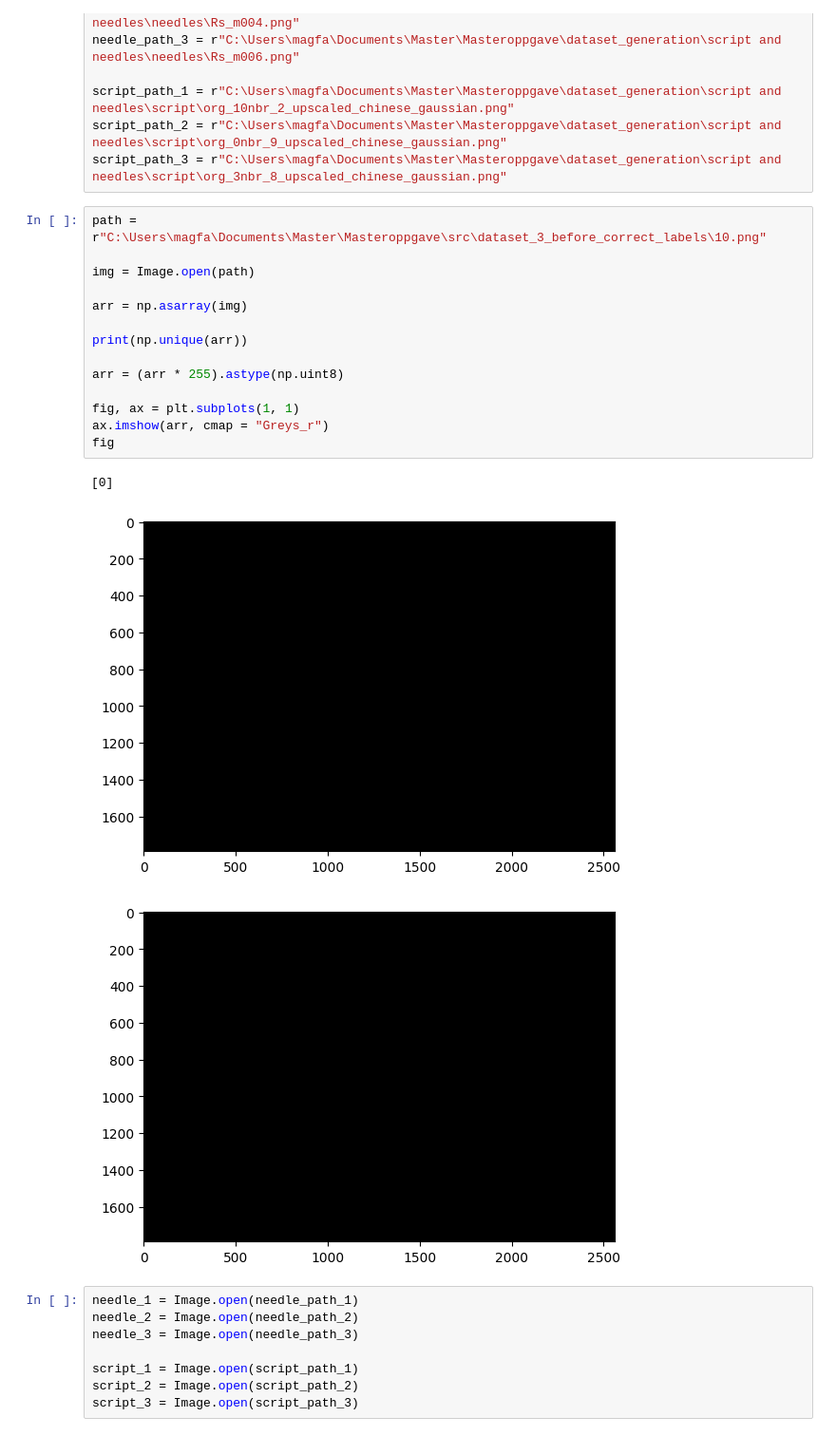
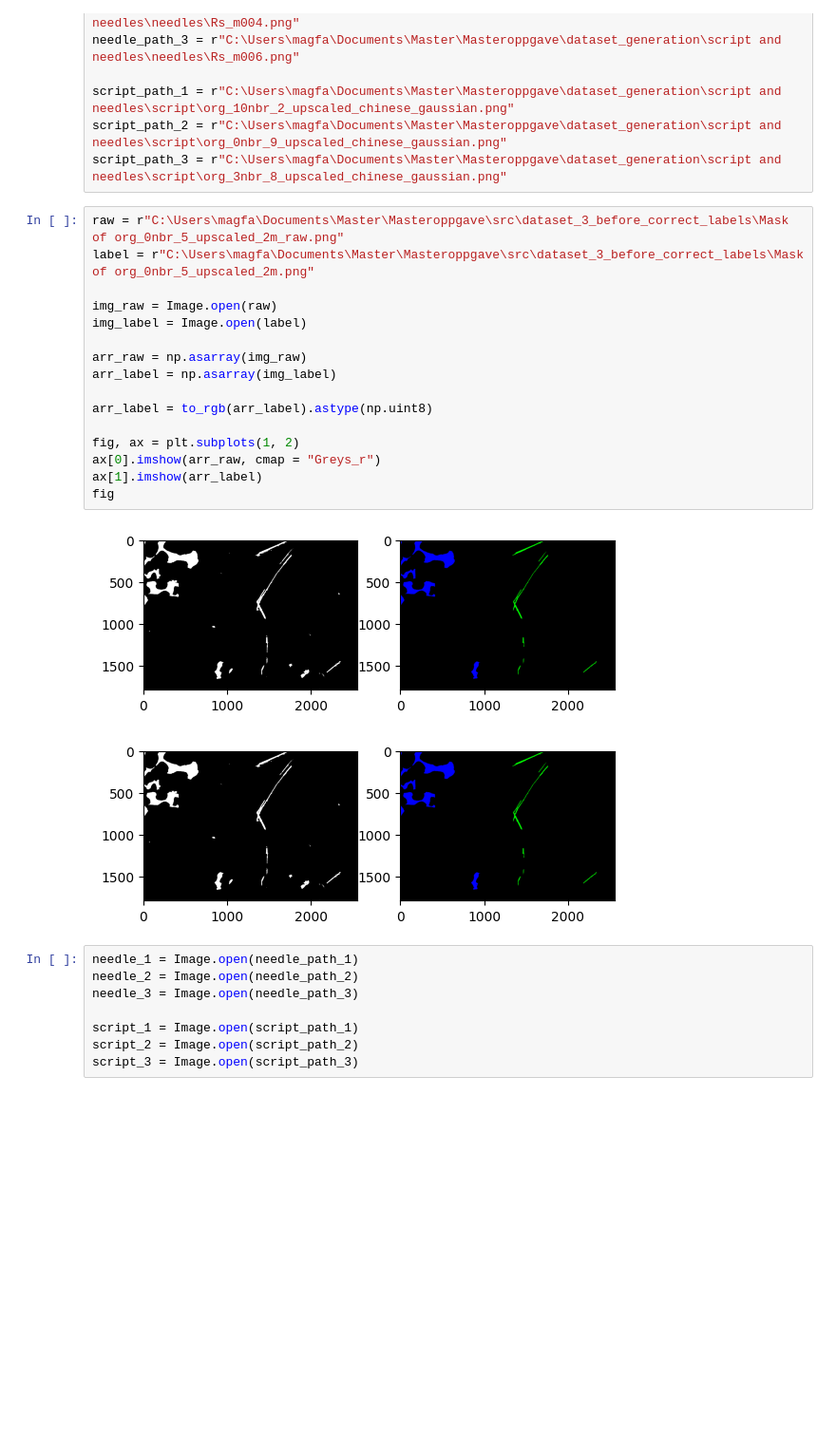
Before and after one commit to MagnuFal/Masteroppgave, a Jupyter notebook: src/test_for_synthetic2.ipynb, the cells around one changed output. Shown at 95% size. Drawn from its saved outputs; the diff is of its cells as text; blank space fills up the shorter version.

```diff
--- a/src/test_for_synthetic2.ipynb
+++ b/src/test_for_synthetic2.ipynb
@@ -20,23 +20,24 @@ script_path_1 = r"C:\Users\magfa\Documents\Master\Masteroppgave\dataset_generati
 script_path_2 = r"C:\Users\magfa\Documents\Master\Masteroppgave\dataset_generation\script and needles\script\org_0nbr_9_upscaled_chinese_gaussian.png"
 script_path_3 = r"C:\Users\magfa\Documents\Master\Masteroppgave\dataset_generation\script and needles\script\org_3nbr_8_upscaled_chinese_gaussian.png"
 # %%
-path = r"C:\Users\magfa\Documents\Master\Masteroppgave\src\dataset_3_before_correct_labels\10.png"
+raw = r"C:\Users\magfa\Documents\Master\Masteroppgave\src\dataset_3_before_correct_labels\Mask of org_0nbr_5_upscaled_2m_raw.png"
+label = r"C:\Users\magfa\Documents\Master\Masteroppgave\src\dataset_3_before_correct_labels\Mask of org_0nbr_5_upscaled_2m.png"
 
-img = Image.open(path)
+img_raw = Image.open(raw)
+img_label = Image.open(label)
 
-arr = np.asarray(img)
+arr_raw = np.asarray(img_raw)
+arr_label = np.asarray(img_label)
 
-print(np.unique(arr))
+arr_label = to_rgb(arr_label).astype(np.uint8)
 
-arr = (arr * 255).astype(np.uint8)
-
-fig, ax = plt.subplots(1, 1)
-ax.imshow(arr, cmap = "Greys_r")
+fig, ax = plt.subplots(1, 2)
+ax[0].imshow(arr_raw, cmap = "Greys_r")
+ax[1].imshow(arr_label)
 fig
 # %% [output]
-[0]
-[figure, old version]
+[figure, new version]
-[figure, old version]
+[figure, new version]
 # %%
 needle_1 = Image.open(needle_path_1)
 needle_2 = Image.open(needle_path_2)
```
Also changed, not shown: 2 other files.
